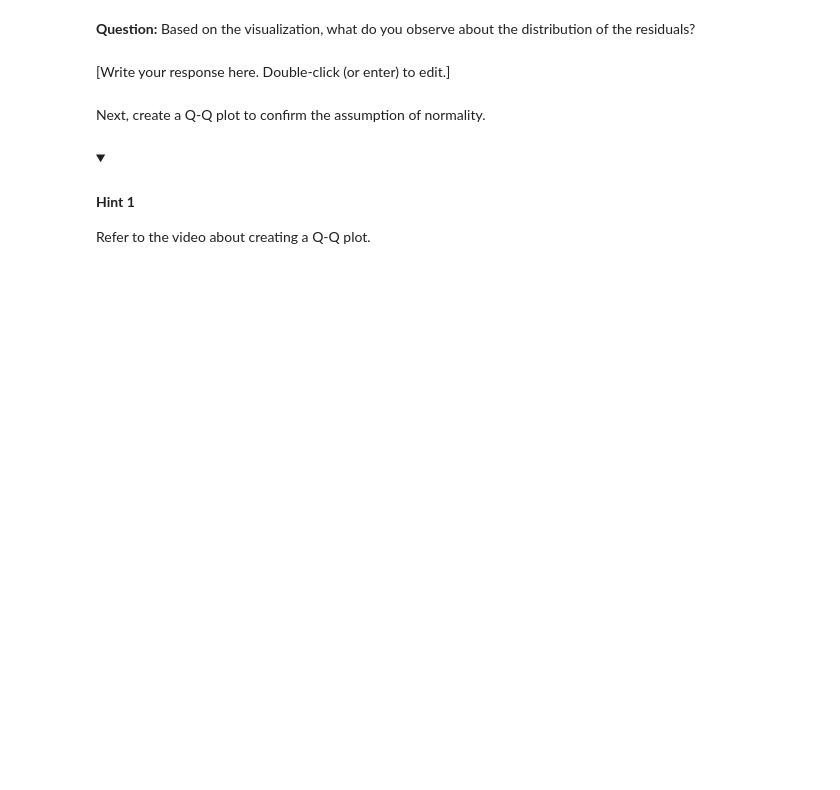
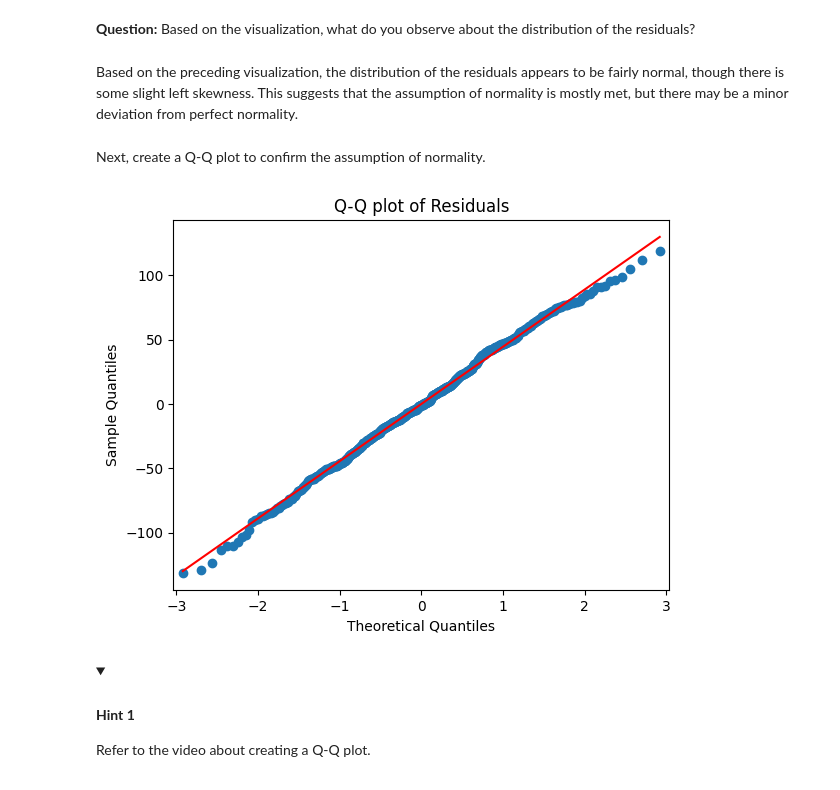
Before and after one commit to Cyberoctane29/Python-For-Data-Analysis, a Jupyter notebook: Course-5/Module_2/3_activity_run_simple_linear_regression.ipynb, the cells around one changed output. Cells and saved outputs as stored; diff of their text form; code cells hidden in the pictures; folded sections open; blank space fills up the shorter version.

```diff
--- a/Course-5/Module_2/3_activity_run_simple_linear_regression.ipynb
+++ b/Course-5/Module_2/3_activity_run_simple_linear_regression.ipynb
@@ -544,7 +622,7 @@ Call the `histplot()` function from the `seaborn` library.
 </details>
 # %% [markdown]
 **Question:** Based on the visualization, what do you observe about the distribution of the residuals?
-# %% [markdown]
-[Write your response here. Double-click (or enter) to edit.]
+# %% [markdown]
+Based on the preceding visualization, the distribution of the residuals appears to be fairly normal, though there is some slight left skewness. This suggests that the assumption of normality is mostly met, but there may be a minor deviation from perfect normality.
 # %% [markdown]
 Next, create a Q-Q plot to confirm the assumption of normality.
@@ -555,3 +629,11 @@ Next, create a Q-Q plot to confirm the assumption of normality.
+# %%
+# Create a Q-Q plot.
+
+sm.qqplot(residuals,line='s')
+plt.title("Q-Q plot of Residuals")
+plt.show()
+# %% [output]
+[figure, added]
 # %% [markdown]
 <details>
 <summary><h4><strong>Hint 1</strong></h4></summary>
```
Also changed, not shown: parts of 48 cells of this notebook.
